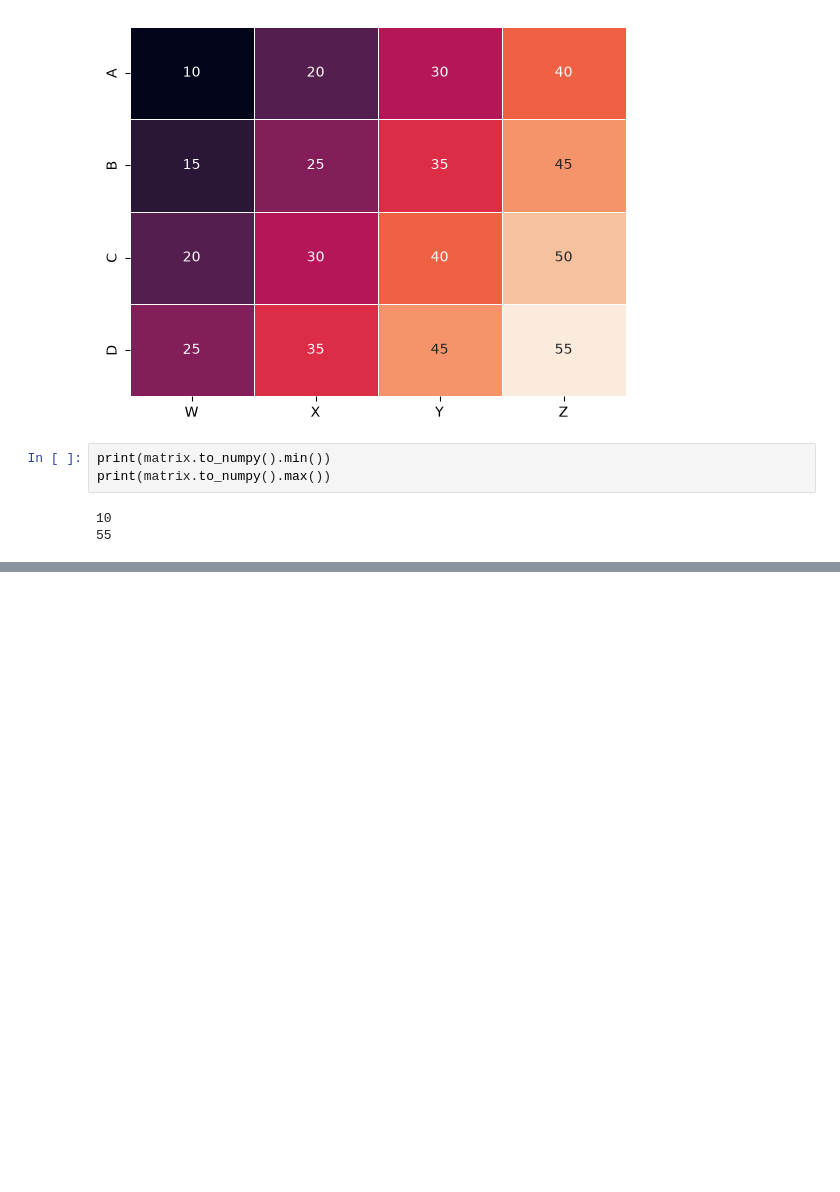
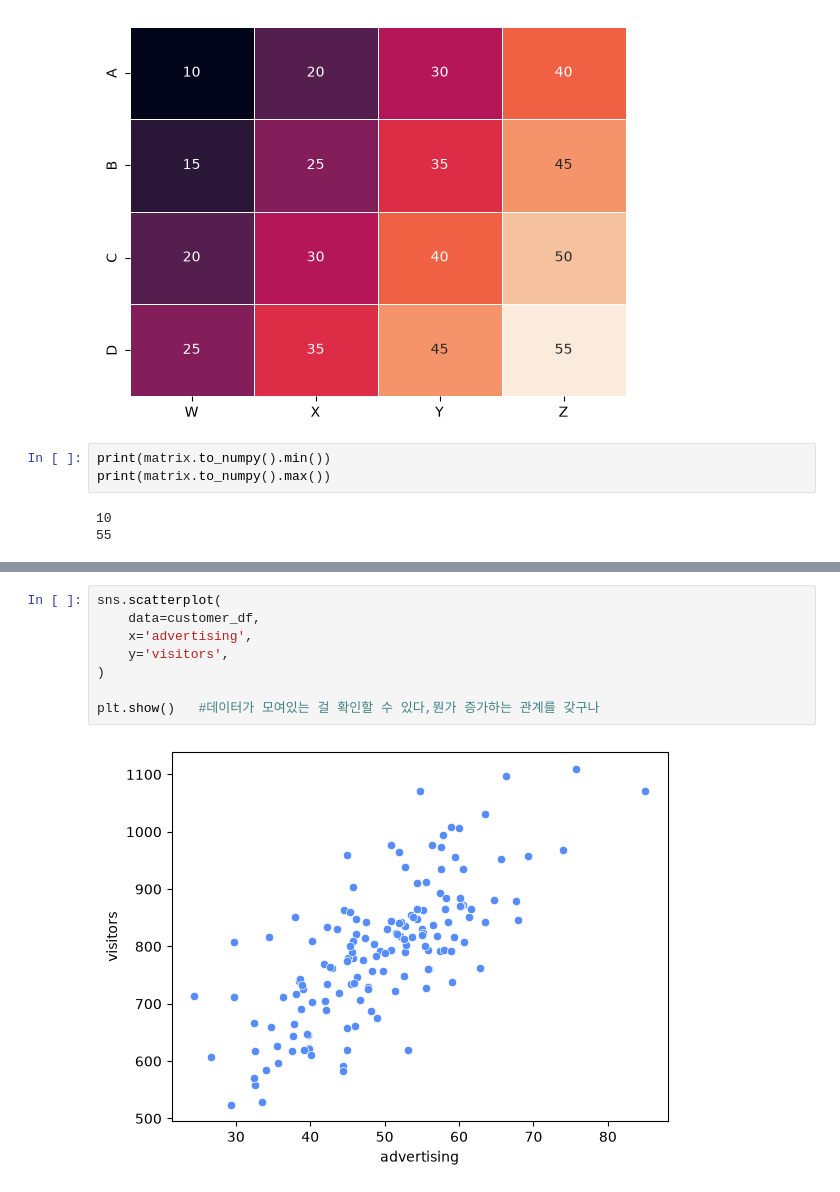
Before and after one commit to hyewonbaek100/0914-, a Jupyter notebook: seaborn_exp/multivariable_data/multivariable_data visualization.ipynb, the cells around one changed output, grey strips where cells are left out. Saved outputs shown, nothing was run; the diff lists cells and outputs as text; blank space fills up the shorter version.

```diff
--- a/seaborn_exp/multivariable_data/multivariable_data visualization.ipynb
+++ b/seaborn_exp/multivariable_data/multivariable_data visualization.ipynb
@@ -95,0 +194,10 @@ sns.heatmap(
+# %%
+sns.scatterplot(
+    data=customer_df,
+    x='advertising',
+    y='visitors',
+)
+
+plt.show()   #데이터가 모여있는 걸 확인할 수 있다,뭔가 증가하는 관계를 갖구나
+# %% [output]
+[figure, added]
```
Also changed, not shown: parts of 15 cells of this notebook, 3 other files.
